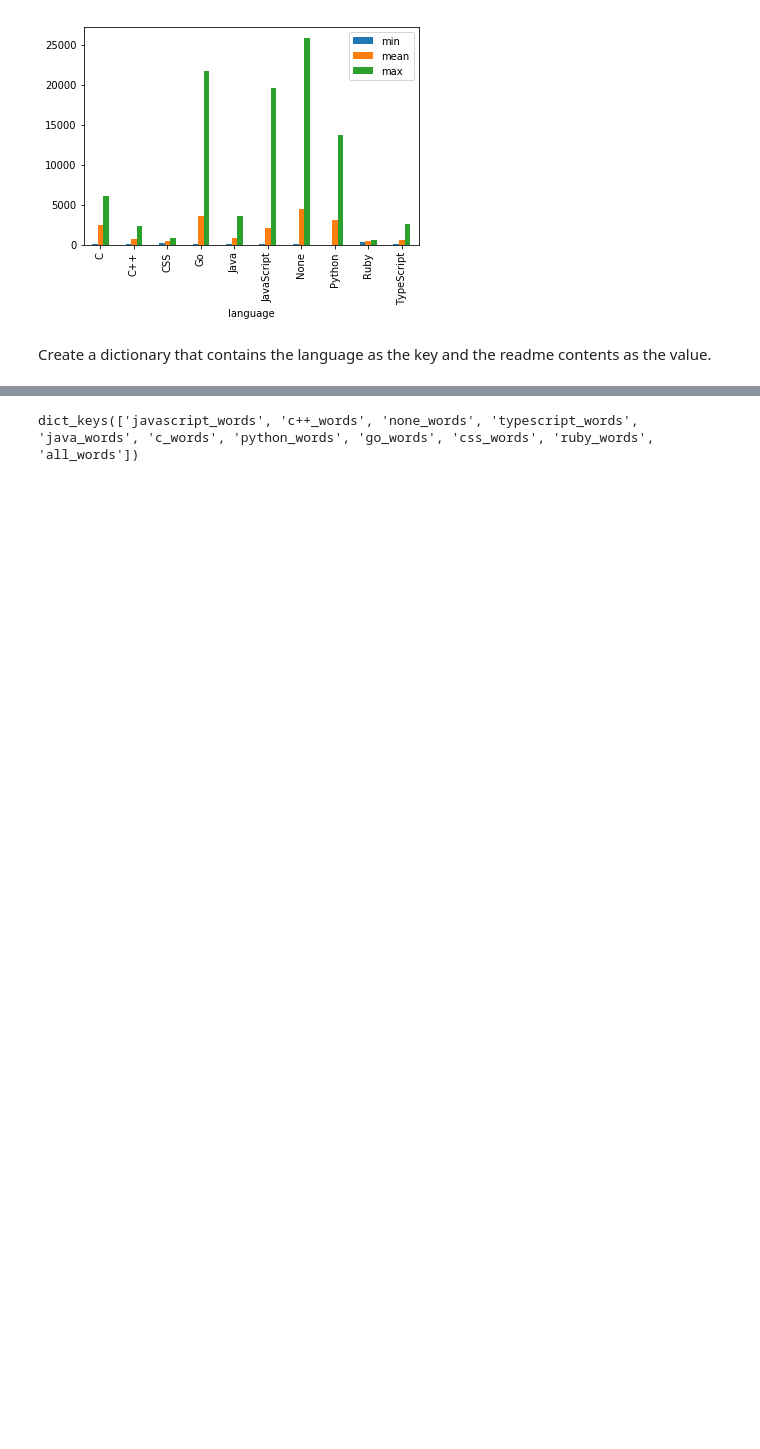
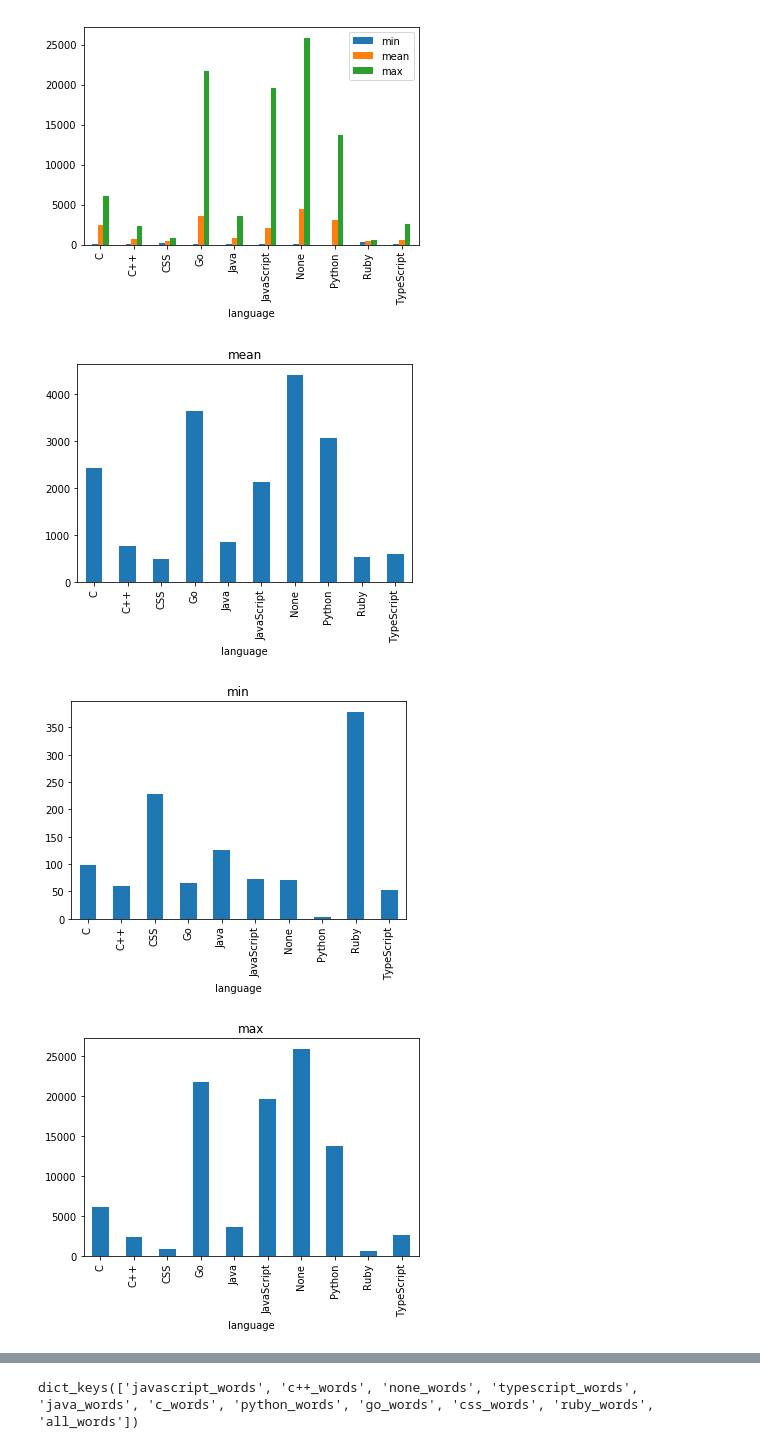
Before and after one commit to super-fantastic-group/nlp-git, a Jupyter notebook: nlp-project.ipynb, the cells around one changed output, grey strips where cells are left out. Drawn from its saved outputs; the diff is of its cells as text; code cells hidden in the pictures; blank space fills up the shorter version.

```diff
--- a/nlp-project.ipynb
+++ b/nlp-project.ipynb
@@ -185,5 +223,17 @@ explore.readme_length(df).plot.bar()
 plt.show()
 # %% [output]
 [figure]
-# %% [markdown]
-Create a dictionary that contains the language as the key and the readme contents as the value.
+# %%
+explore.readme_length(df)["mean"].plot.bar()
+plt.title("mean")
+plt.show()
+explore.readme_length(df)["min"].plot.bar()
+plt.title("min")
+plt.show()
+explore.readme_length(df)["max"].plot.bar()
+plt.title("max")
+plt.show()
+# %% [output]
+[figure, added]
+[figure, added]
+[figure, added]
```
Also changed, not shown: parts of 47 cells of this notebook.
